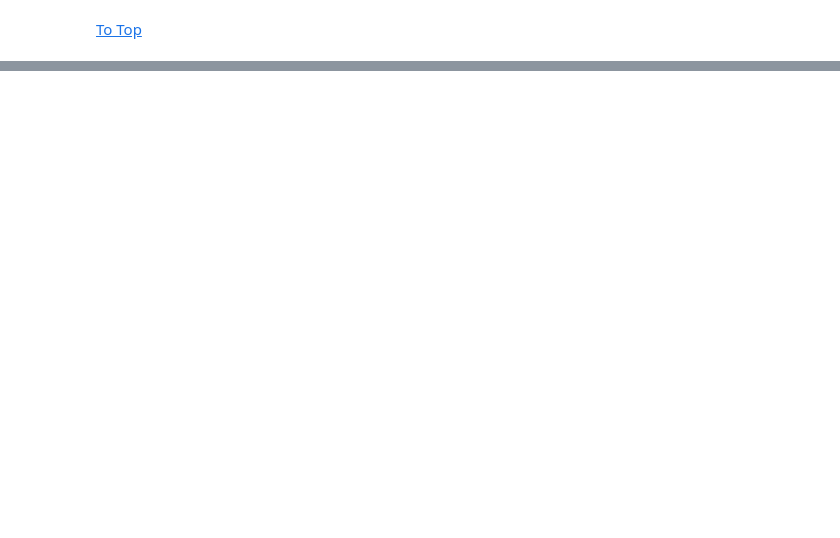
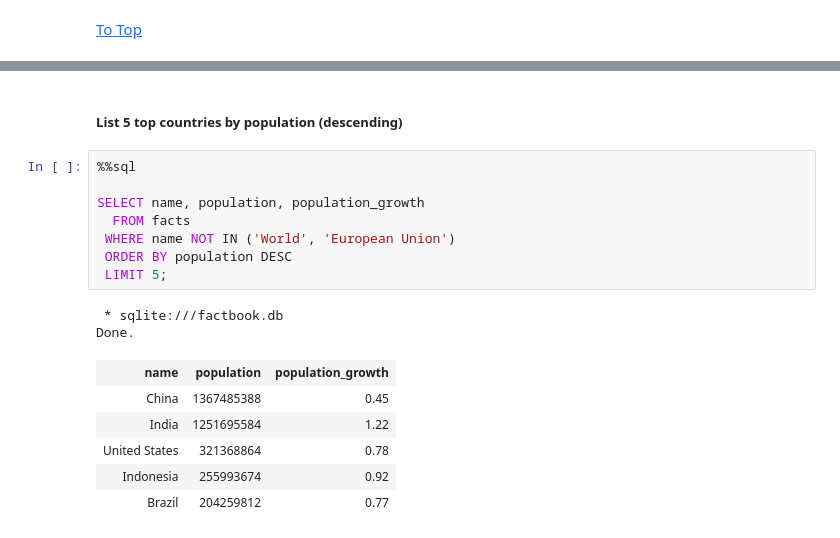
Before and after one commit to IS-87/DataQuest-GP-Simple-SQL-Usage, a Jupyter notebook: SQL for Data Analysis.ipynb, the cells around one changed output, grey strips where cells are left out. Drawn from its saved outputs; the diff is of its cells as text; blank space fills up the shorter version.

```diff
--- a/SQL for Data Analysis.ipynb
+++ b/SQL for Data Analysis.ipynb
@@ -174,3 +207,22 @@ Done.
 | Thailand |
 | United Kingdom |
 | Vietnam |
+# %% [markdown]
+##### List 5 top countries by population (descending)
+# %%
+%%sql
+
+SELECT name, population, population_growth
+  FROM facts
+ WHERE name NOT IN ('World', 'European Union')
+ ORDER BY population DESC
+ LIMIT 5;
+# %% [output]
+ * sqlite:///factbook.db
+Done.
+| name | population | population_growth |
+| China | 1367485388 | 0.45 |
+| India | 1251695584 | 1.22 |
+| United States | 321368864 | 0.78 |
+| Indonesia | 255993674 | 0.92 |
+| Brazil | 204259812 | 0.77 |
```
Also changed, not shown: parts of 36 cells of this notebook.
